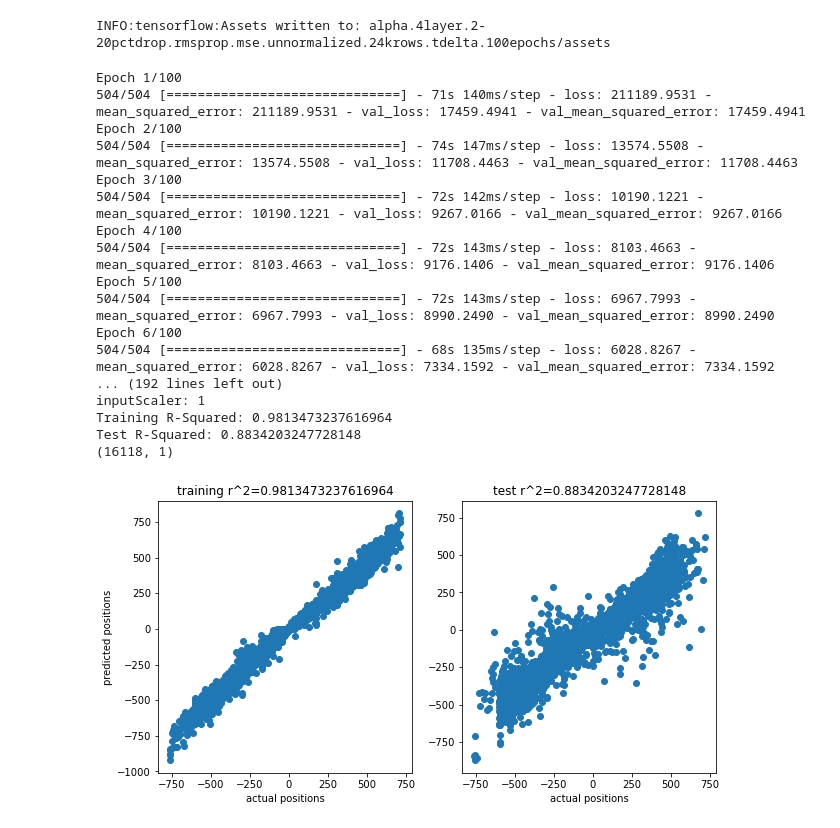
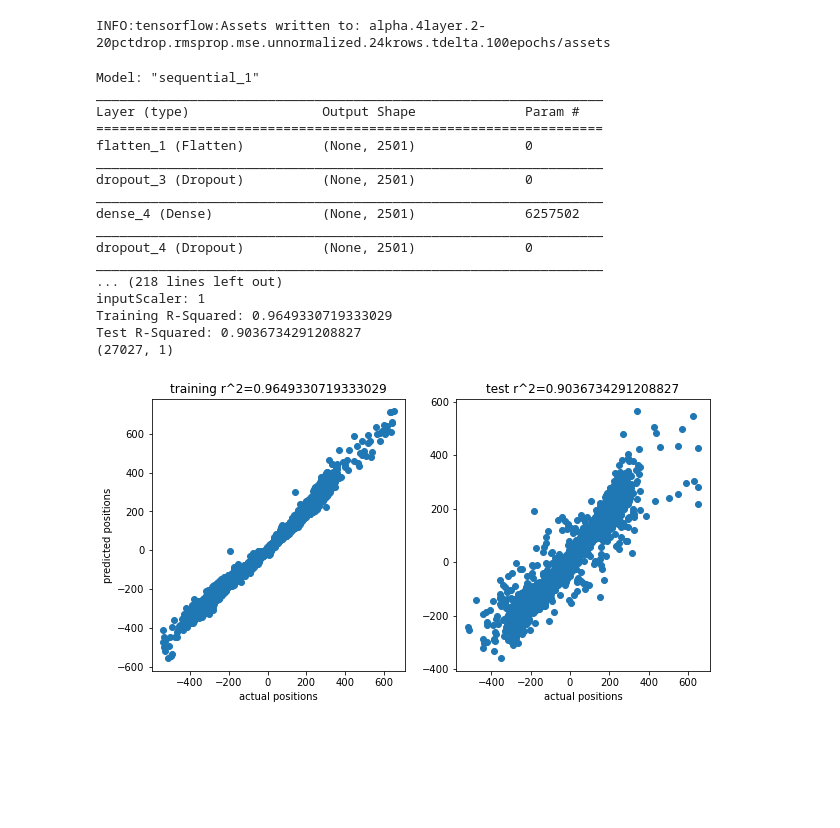
Before and after one commit to AndrewSamaha/MLRacer, a Jupyter notebook: cnn2.ipynb, the cells around one changed output. Drawn from its saved outputs; the diff is of its cells as text; code cells hidden in the pictures; blank space fills up the shorter version.

Commit message:
40 k model

```diff
--- a/cnn2.ipynb
+++ b/cnn2.ipynb
@@ -52,0 +61,4 @@ loaded 5000 out of 5089, 98.25112988799371%   TDeltaCol.shape=(5000, 1)
+# %%
+X, Y = getDataset(mydb, 10, 5)
+print(X.shape)
+print(Y.shape)
@@ -108,14 +138,18 @@ def buildModelSingleTask(X_train, y_train, X_test, y_test, optimizer='adam', los
     model.add(Dense(2501, activation="relu"))
     model.add(Dropout(.2))
     model.add(Dense(2501, activation="relu"))
+    model.add(Dropout(.2))
+    model.add(Dense(2501, activation="relu"))
     model.add(Dense(1))
     #adam vs. sgd; adam works better
     model.compile(optimizer=optimizer,
               loss=loss,
               metrics=[tf.keras.metrics.MeanSquaredError()])
     model.build()
-    #model.summary()
+    model.summary()
     model.fit(X_train * inputScaler, y_train, epochs=epochs, validation_data=(X_test * inputScaler, y_test), verbose=verbose)
+    model.save(filename[:-4] + ".model")
+    print("Saved model to " + filename[:-4] + ".model")
 
     y_train_predictions = model.predict(X_train * inputScaler)
     y_train_rsquared = my_r2_score(y_train_predictions, y_train)
@@ -251,26 +330,26 @@ modelPosition.save("alpha.4layer.2-20pctdrop.rmsprop.mse.unnormalized.24krows.td
 # %% [output]
 INFO:tensorflow:Assets written to: alpha.4layer.2-20pctdrop.rmsprop.mse.unnormalized.24krows.tdelta.100epochs/assets
 # %%
-train_rsquared, test_rsquared, modelPosition  = buildModelSingleTask(X_train, y_train_position.reshape(-1,1), X_test, y_test_position.reshape(-1,1), optimizer= tf.keras.optimizers.RMSprop(), loss='mean_squared_error', inputScaler=1, epochs=100, filename="alpha.4layer.2-20pctdrop.rmsprop.mse.unnormalized.24krows.100epochs.png")
+train_rsquared, test_rsquared, modelPosition  = buildModelSingleTask(X_train, y_train_position.reshape(-1,1), X_test, y_test_position.reshape(-1,1), optimizer= tf.keras.optimizers.RMSprop(), loss='mean_squared_error', inputScaler=1, epochs=100, filename="alpha.5layer.3-20pctdrop.rmsprop.mse.unnormalized.40krows.100epochs.png")
 # %% [output]
-Epoch 1/100
-504/504 [==============================] - 71s 140ms/step - loss: 211189.9531 - mean_squared_error: 211189.9531 - val_loss: 17459.4941 - val_mean_squared_error: 17459.4941
-Epoch 2/100
-504/504 [==============================] - 74s 147ms/step - loss: 13574.5508 - mean_squared_error: 13574.5508 - val_loss: 11708.4463 - val_mean_squared_error: 11708.4463
-Epoch 3/100
-504/504 [==============================] - 72s 142ms/step - loss: 10190.1221 - mean_squared_error: 10190.1221 - val_loss: 9267.0166 - val_mean_squared_error: 9267.0166
-Epoch 4/100
-504/504 [==============================] - 72s 143ms/step - loss: 8103.4663 - mean_squared_error: 8103.4663 - val_loss: 9176.1406 - val_mean_squared_error: 9176.1406
-Epoch 5/100
-504/504 [==============================] - 72s 143ms/step - loss: 6967.7993 - mean_squared_error: 6967.7993 - val_loss: 8990.2490 - val_mean_squared_error: 8990.2490
-Epoch 6/100
-504/504 [==============================] - 68s 135ms/step - loss: 6028.8267 - mean_squared_error: 6028.8267 - val_loss: 7334.1592 - val_mean_squared_error: 7334.1592
-... (192 lines left out)
+Model: "sequential_1"
+_________________________________________________________________
+Layer (type)                 Output Shape              Param #
+=================================================================
+flatten_1 (Flatten)          (None, 2501)              0
+_________________________________________________________________
+dropout_3 (Dropout)          (None, 2501)              0
+_________________________________________________________________
+dense_4 (Dense)              (None, 2501)              6257502
+_________________________________________________________________
+dropout_4 (Dropout)          (None, 2501)              0
+_________________________________________________________________
+... (218 lines left out)
 inputScaler: 1
-Training R-Squared: 0.9813473237616964
-Test R-Squared: 0.8834203247728148
-(16118, 1)
+Training R-Squared: 0.9649330719333029
+Test R-Squared: 0.9036734291208827
+(27027, 1)
-[figure, old version]
+[figure, new version]
 # %%
 modelPosition.save("")
 # %%
```
Also changed, not shown: parts of 8 cells of this notebook, 6 other files.
